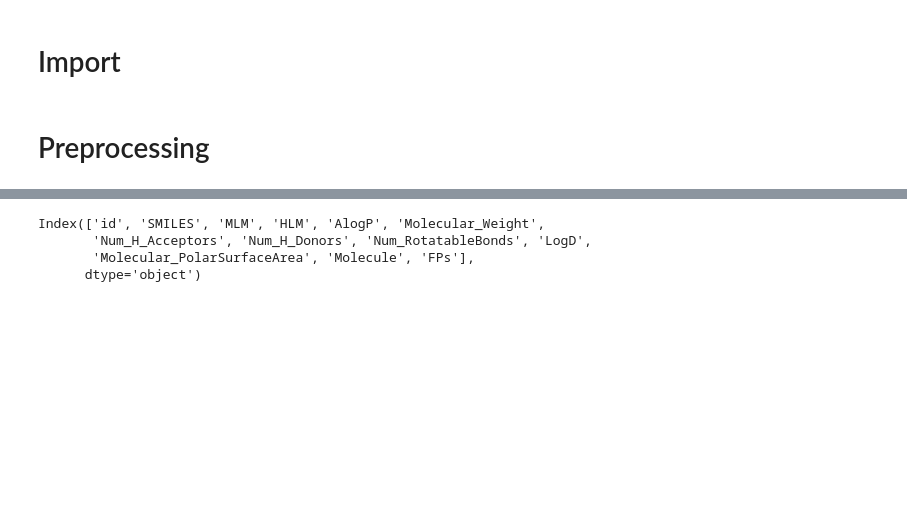
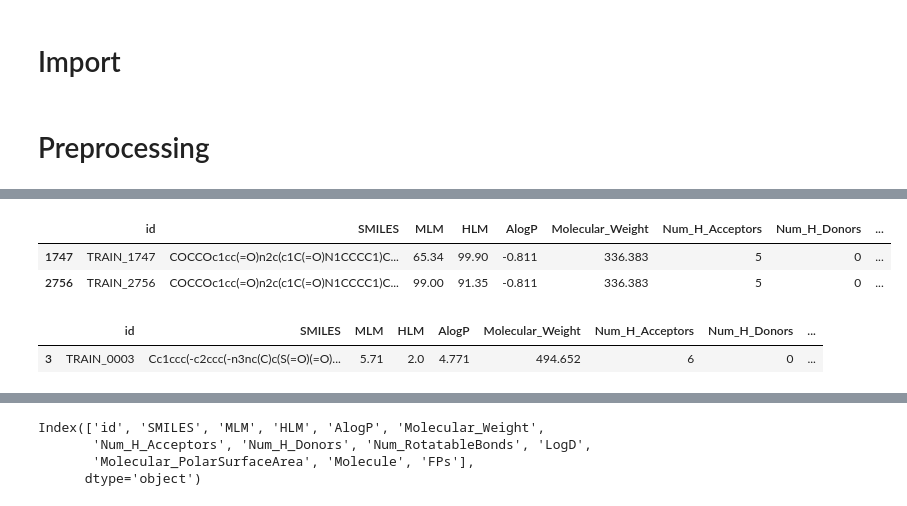
Before and after one commit to lhshs/Contest, a Jupyter notebook: 2308_1th_NewMedicineDevelopment/[Baseline]MorganFingerprint+MLP.ipynb, the cells around one changed output, grey strips where cells are left out. Saved outputs shown, nothing was run; the diff lists cells and outputs as text; code cells hidden in the pictures; blank space fills up the shorter version.

```diff
--- a/2308_1th_NewMedicineDevelopment/[Baseline]MorganFingerprint+MLP.ipynb
+++ b/2308_1th_NewMedicineDevelopment/[Baseline]MorganFingerprint+MLP.ipynb
@@ -71,0 +51,11 @@ train
+# %%
+train[train['SMILES'] == 'COCCOc1cc(=O)n2c(c1C(=O)N1CCCC1)CCOCC2']
+# %% [output]
+|  | id | SMILES | MLM | HLM | AlogP | Molecular_Weight | Num_H_Acceptors | Num_H_Donors | ... |
+| 1747 | TRAIN_1747 | COCCOc1cc(=O)n2c(c1C(=O)N1CCCC1)C... | 65.34 | 99.90 | -0.811 | 336.383 | 5 | 0 | ... |
+| 2756 | TRAIN_2756 | COCCOc1cc(=O)n2c(c1C(=O)N1CCCC1)C... | 99.00 | 91.35 | -0.811 | 336.383 | 5 | 0 | ... |
+# %%
+train.loc[[3]]
+# %% [output]
+|  | id | SMILES | MLM | HLM | AlogP | Molecular_Weight | Num_H_Acceptors | Num_H_Donors | ... |
+| 3 | TRAIN_0003 | Cc1ccc(-c2ccc(-n3nc(C)c(S(=O)(=O)... | 5.71 | 2.0 | 4.771 | 494.652 | 6 | 0 | ... |
```
Also changed, not shown: parts of 8 cells of this notebook, 2 other files.
